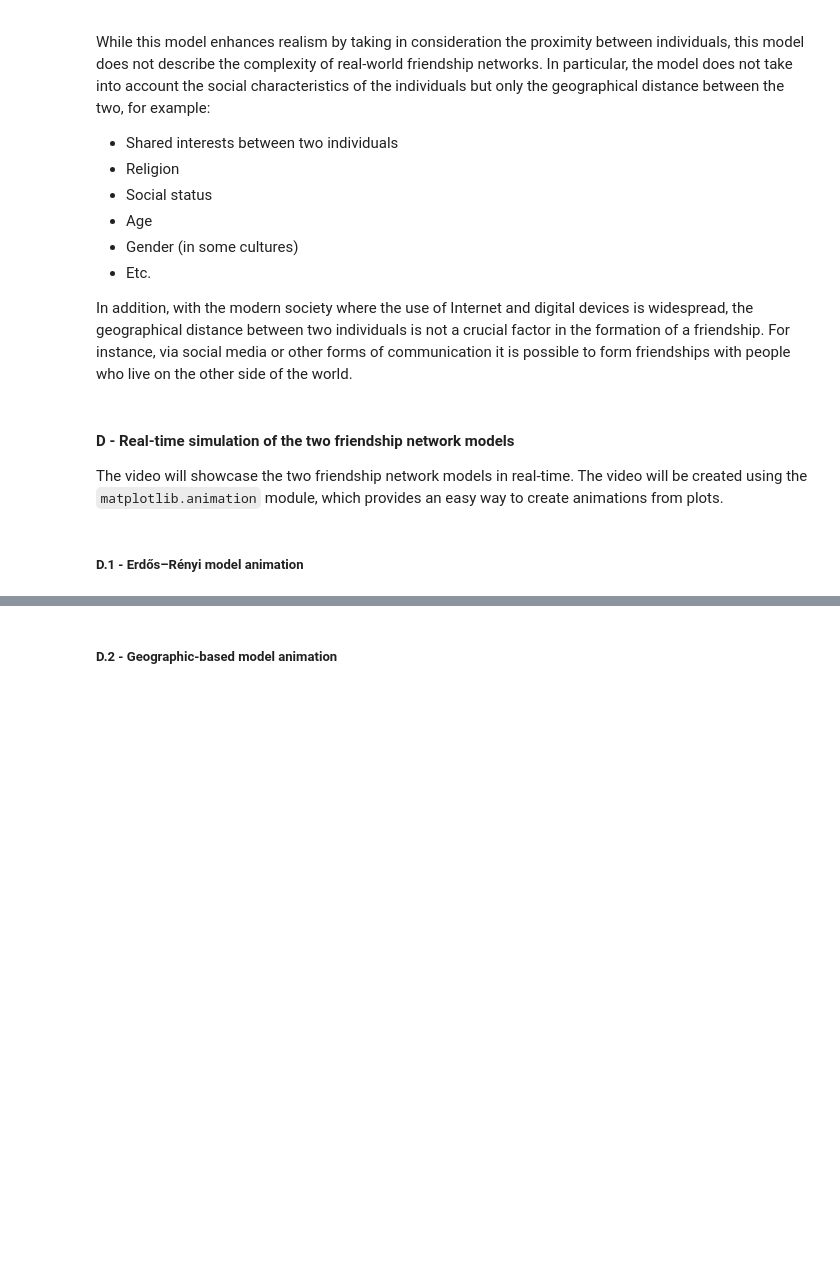
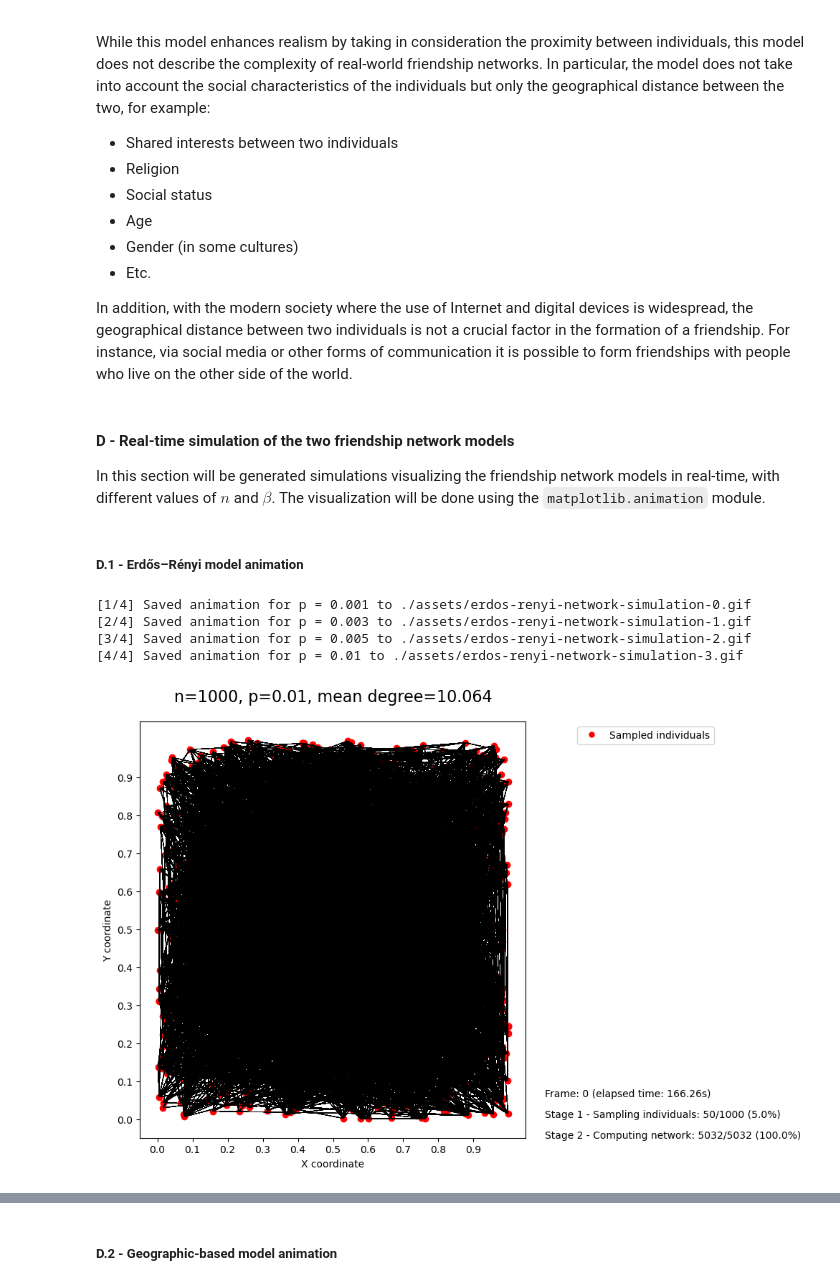
Before and after one commit to lucadibello/geographical-friendship-network, a Jupyter notebook: geographical-friendship-network.ipynb, the cells around one changed output, grey strips where cells are left out. Saved outputs shown, nothing was run; the diff lists cells and outputs as text; code cells hidden in the pictures; blank space fills up the shorter version.

Commit message:
Fixed simulations + embedded all simulations as gifs in the notebook

```diff
--- a/geographical-friendship-network.ipynb
+++ b/geographical-friendship-network.ipynb
@@ -101,6 +101,11 @@ $\textcolor{red}{\text{FIXME: Change DEV flag to False!}}$
 # Set to True to run the notebook in development mode.
 # This will run certain memory-intensive operations on a subset of the data / smaller parameters to speed up development.
 DEV = True
+
+# --- Animation generation flag ---
+# Set to True to generate the related animation.
+GENERATE_ERDOS_RENYI_NETWORK_ANIMATION = True
+GENERATE_GEOGRAPHICAL_NETWORK_ANIMATION = False
 # %% [markdown]
 ### Scenario 1
 # %% [markdown]
@@ -1844,6 +1849,6 @@ In addition, with the modern society where the use of Internet and digital devic
 # %% [markdown]
 #### D - Real-time simulation of the two friendship network models
 
-The video will showcase the two friendship network models in real-time. The video will be created using the `matplotlib.animation` module, which provides an easy way to create animations from plots.
+In this section will be generated simulations visualizing the friendship network models in real-time, with different values of $n$ and $\beta$. The visualization will be done using the `matplotlib.animation` module.
 # %% [markdown]
 ##### D.1 - Erdős–Rényi model animation
@@ -1849,0 +1959,25 @@ The video will showcase the two friendship network models in real-time. The vide
+# %%
+if GENERATE_ERDOS_RENYI_NETWORK_ANIMATION:
+  import os
+
+  if not os.path.exists('./assets'):
+    os.makedirs('./assets')
+
+  ps = [0.001, 0.003, 0.005, 0.01]
+
+  # Generate animations with different values of p
+  for i, p in enumerate(ps):
+    # Generate animation + save it as a gif
+    animation = plotAnimatedErdosRenyiFriendshipNetwork(n_individuals=1000, p=np.double(p), refresh_rate=500, edges_per_frame=100, individuals_per_frame=50)
+    # Save the animation as a gif
+    animation.save(f'./assets/erdos-renyi-network-simulation-{i}.gif', writer='pillow')
+    # Notify user that the animation has been saved successfully
+    print(f"[{i+1}/{len(ps)}] Saved animation for p = {np.round(p,3)} to ./assets/erdos-renyi-network-simulation-{i}.gif")
+else:
+  print("Skipping animation generation... Set GENERATE_ERDOS_RENYI_NETWORK_ANIMATION to True to generate animations.")
+# %% [output]
+[1/4] Saved animation for p = 0.001 to ./assets/erdos-renyi-network-simulation-0.gif
+[2/4] Saved animation for p = 0.003 to ./assets/erdos-renyi-network-simulation-1.gif
+[3/4] Saved animation for p = 0.005 to ./assets/erdos-renyi-network-simulation-2.gif
+[4/4] Saved animation for p = 0.01 to ./assets/erdos-renyi-network-simulation-3.gif
+[figure, added]
```
Also changed, not shown: parts of 29 cells of this notebook.
